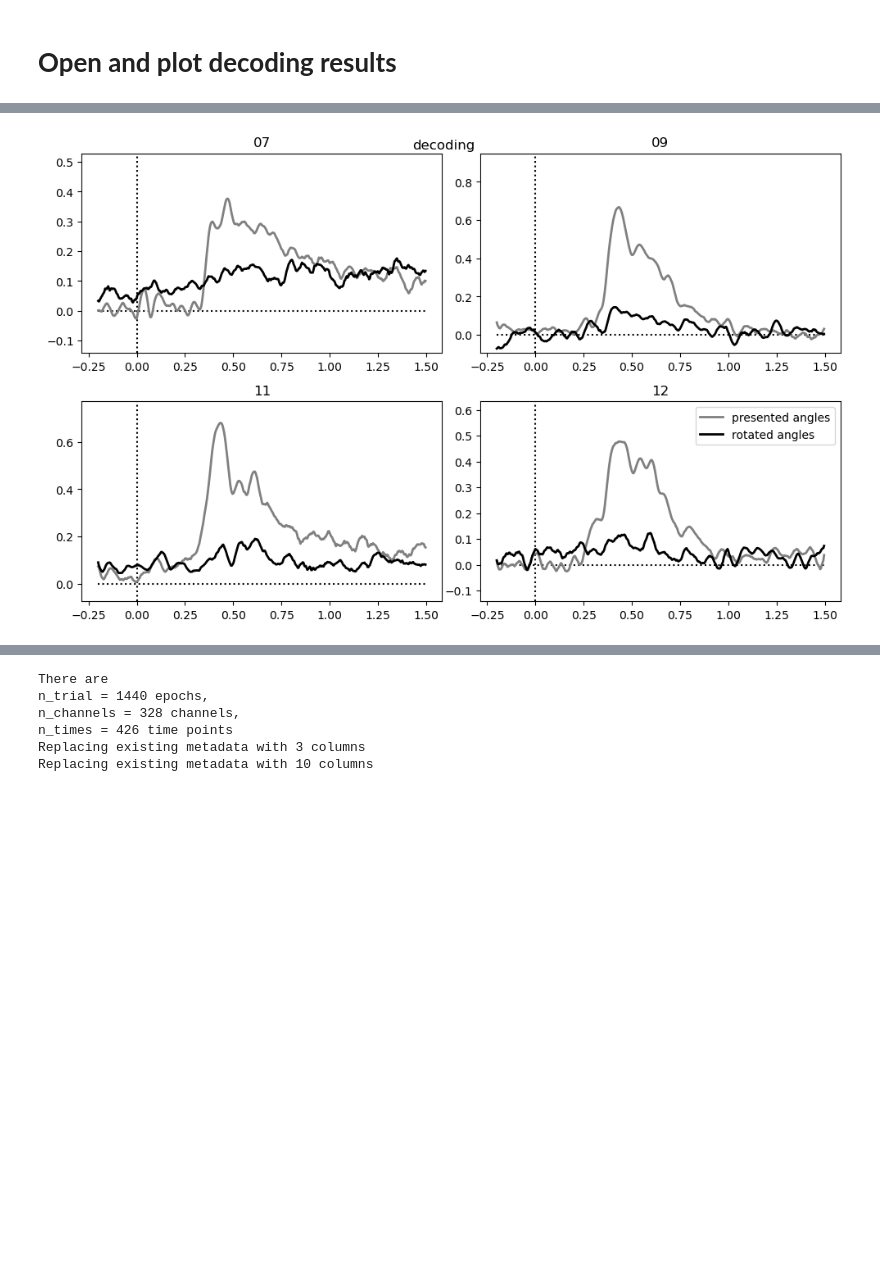
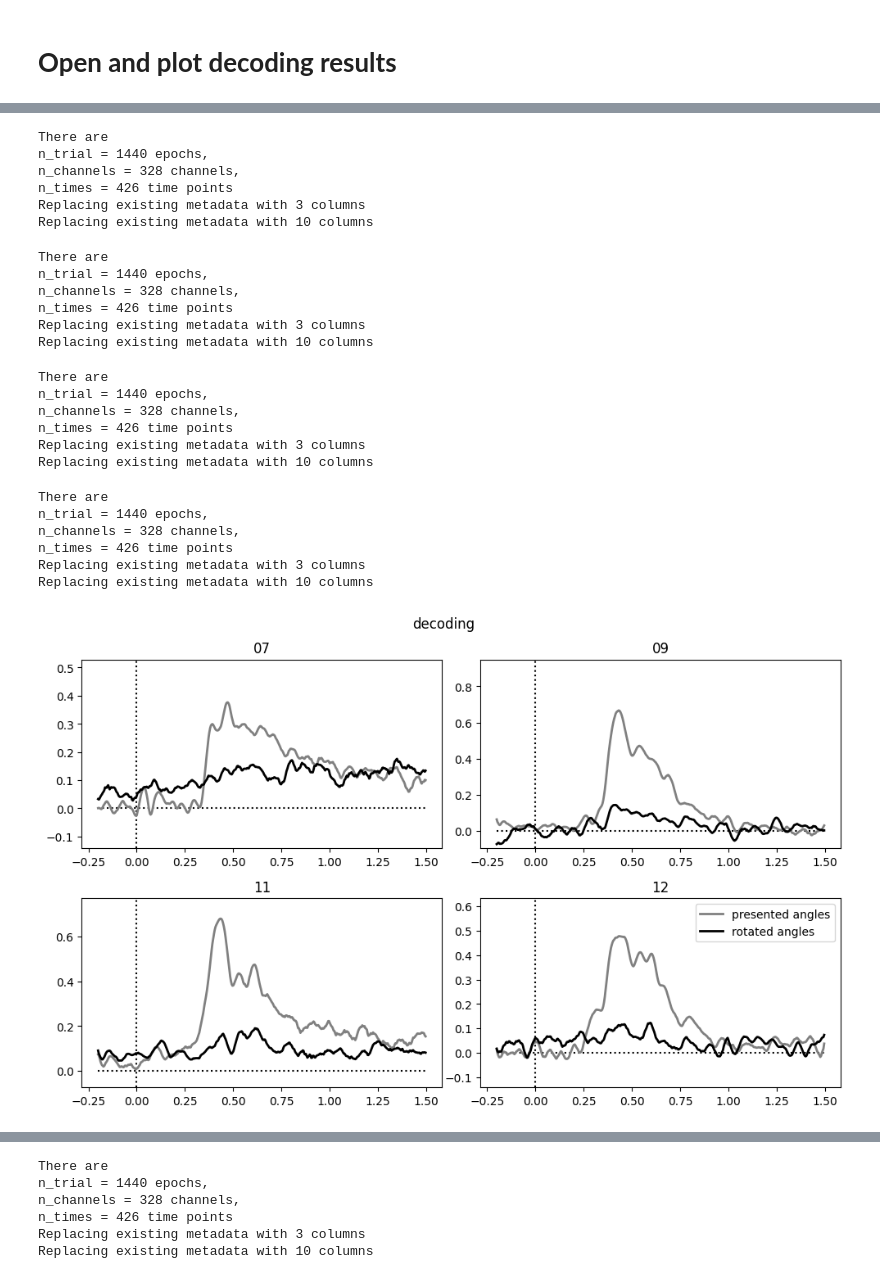
Before and after one commit to elodiehusson/Stage-M2, a Jupyter notebook: Decoding.ipynb, the cells around one changed output, grey strips where cells are left out. Drawn from its saved outputs; the diff is of its cells as text; code cells hidden in the pictures; blank space fills up the shorter version.

```diff
--- a/Decoding.ipynb
+++ b/Decoding.ipynb
@@ -224,9 +216,13 @@ def get_cos_sin_index (condition, subject) :
 # %% [markdown]
 # **Prepare Data**
 # %%
+# Load data
+epochs, metadata = load_epochs_metadata(subject, device)
+Data = get_Data(epochs)
+print("After detrending and hilbert transform, there are \nn_trial = {} epochs, \nn_channels = {} channels, \nn_times = {} time points".format(*Data.shape))
+
 # Creation of the target variable (Y)
-Angle, Y_cos, Y_sin, indexes, Data, Metadata = get_cos_sin_index(condition, subject)
-print("After detrending and hilbert transform, there are \nn_trial = {} epochs, \nn_channels = {} channels, \nn_times = {} time points".format(*Data.shape))
+Angle, Y_cos, Y_sin, indexes = get_cos_sin_index(metadata, condition)
 # %% [output]
 There are
 n_trial = 1440 epochs,
@@ -360,14 +334,15 @@ to run only epochs that are like +45 only, or just 0° etc
 # **Open and plot decoding results**
 # %%
 ###### OPEN AND PLOT
-
+##### PRESENTED ANGLES : viewed angles for all subjects
 
 plt.figure(figsize = (10,9))
 for i, sub in enumerate(SUBJS):
 
-    epochs = mne.read_epochs( derivative_root + f'sub-{sub}/sub-{sub}_task-FRINT_proc-clean_epo.fif', preload=True,verbose=False)
+    epochs, metadata = load_epochs_metadata(sub, device)
 
-    times = get_timearray(SW, tmin, tmax)
+    times = get_timearray(SW, tmin, tmax, epochs)
+
     idx_zero = np.abs(times - 0).argmin()
     idx_tmin = np.abs(times - tmin).argmin()
     idx_tmax = np.abs(times - tmax).argmin()
@@ -377,8 +352,8 @@ for i, sub in enumerate(SUBJS):
 
     plt.subplot(int(len(SUBJS)/2)+1, 2, i+1)
 
-    datCos = open_decodingresults(derivative_root + f"sub-{sub}/" + f"{condition}_Cos_{sub}.pkl", SW)
-    datSin = open_decodingresults(derivative_root + f"sub-{sub}/" + f"{condition}_Sin_{sub}.pkl", SW)
+    datCos = open_decodingresults(derivative_root + f"decoding/sub-{sub}/" + f"presented_angles_Cos_{sub}.pkl", SW)
+    datSin = open_decodingresults(derivative_root + f"decoding/sub-{sub}/" + f"presented_angles_Sin_{sub}.pkl", SW)
     border_max = max(np.array(datSin)[0,0,:])+0.1
     border_min = min(np.array(datCos)[0,0,:])-0.05
     plt.plot([times[0],times[-1]],[0,0], 'k:')
@@ -391,8 +366,8 @@ for i, sub in enumerate(SUBJS):
     plt.plot(times, np.array(dat)[0,0,:], 'black', linewidth=2, label = "mean")
     plt.ylim([border_min,border_max])
     plt.title(sub)
+plt.suptitle(f"presented angles decoding")
 plt.tight_layout()
 plt.legend()
-plt.suptitle(f"{condition} decoding")
 plt.show()
 # %% [output]
@@ -400,4 +463,6 @@ plt.show()
 # %%
+## PLOT PRESENTED AND ROTATED ANGLES FOR ALL SUBJECTS
+
 alldatres =[]
 alldatrot = []
 
@@ -405,44 +470,64 @@ plt.figure(figsize = (10,9))
 for i, sub in enumerate(SUBJS):
     plt.subplot(int(len(SUBJS)/2)+1, 2, i+1)
 
-    epochs = mne.read_epochs( derivative_root + f'sub-{sub}/sub-{sub}_task-FRINT_proc-clean_epo.fif', preload=True,verbose=False)
+    epochs, metadata = load_epochs_metadata(sub, device)
 
-    times = get_timearray(SW, tmin, tmax)
+    times = get_timearray(SW, tmin, tmax, epochs)
     idx_zero = np.abs(times - 0).argmin()
     idx_tmin = np.abs(times - tmin).argmin()
     idx_tmax = np.abs(times - tmax).argmin()
 
-    datCospres = open_decodingresults(derivative_root + f"sub-{sub}/" + f"presented_angles_Cos_{sub}.pkl", SW)
-    datSinpres = open_decodingresults(derivative_root + f"sub-{sub}/" + f"presented_angles_Sin_{sub}.pkl", SW)
+    datCospres = open_decodingresults(derivative_root + f"decoding/sub-{sub}/" + f"presented_angles_Cos_{sub}.pkl", SW)
+    datSinpres = open_decodingresults(derivative_root + f"decoding/sub-{sub}/" + f"presented_angles_Sin_{sub}.pkl", SW)
 
-    datCosrot = open_decodingresults(derivative_root + f"sub-{sub}/" + f"expected_angles_deg_Cos_{sub}.pkl", SW)
-    datSinrot = open_decodingresults(derivative_root + f"sub-{sub}/" + f"expected_angles_deg_Sin_{sub}.pkl", SW)
+    datCosrot = open_decodingresults(derivative_root + f"decoding/sub-{sub}/" + f"expected_angles_Cos_{sub}.pkl", SW)
+    datSinrot = open_decodingresults(derivative_root + f"decoding/sub-{sub}/" + f"expected_angles_Sin_{sub}.pkl", SW)
 
     border_max = max(np.array(datSinpres)[0,0,:])+0.1
     border_min = min(np.array(datCospres)[0,0,:])-0.05
     plt.plot([times[0],times[-1]],[0,0], 'k:')
     plt.plot([0,0],[border_min,border_max], 'k:')
 
     datres = np.mean([datCospres,datSinpres],0)
     alldatres.append(np.array(datres).flatten())
 
     datrot = np.mean([datCosrot,datSinrot],0)
     alldatrot.append(np.array(datrot).flatten())
 
-    # plt.plot(times, np.array(datCosrot)[0,0,:], 'red', linewidth=1, label = "cos")
-    # plt.plot(times, np.array(datSinrot)[0,0,:], 'green', linewidth=1, label = "sin")
-
-    # plt.plot(times, np.array(datCospres)[0,0,:], 'red', linewidth=1, label = "cos")
-    # plt.plot(times, np.array(datSinpres)[0,0,:], 'green', linewidth=1, label = "sin")
 
     plt.plot(times, np.array(datres)[0,0,:], 'grey', linewidth=2, label = "presented angles")
     plt.plot(times, np.array(datrot)[0,0,:], 'black', linewidth=2, label = "rotated angles")
 
     plt.ylim([border_min,border_max])
     plt.title(sub)
+
+plt.suptitle(f"decoding")
 plt.tight_layout()
 plt.legend()
-plt.ylim([border_min,border_max])
 plt.show()
 # %% [output]
+There are
+n_trial = 1440 epochs,
+n_channels = 328 channels,
+n_times = 426 time points
+Replacing existing metadata with 3 columns
+Replacing existing metadata with 10 columns
+There are
+n_trial = 1440 epochs,
+n_channels = 328 channels,
+n_times = 426 time points
+Replacing existing metadata with 3 columns
+Replacing existing metadata with 10 columns
+There are
+n_trial = 1440 epochs,
+n_channels = 328 channels,
+n_times = 426 time points
+Replacing existing metadata with 3 columns
+Replacing existing metadata with 10 columns
+There are
+n_trial = 1440 epochs,
+n_channels = 328 channels,
+n_times = 426 time points
+Replacing existing metadata with 3 columns
+Replacing existing metadata with 10 columns
-[figure, old version]
+[figure, new version]
```
Also changed, not shown: parts of 13 cells of this notebook.
